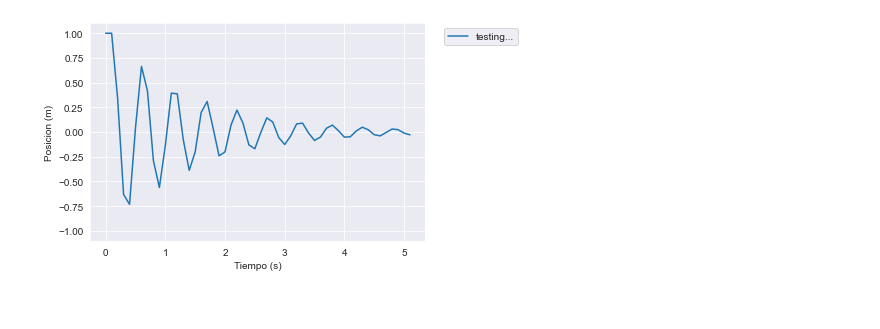
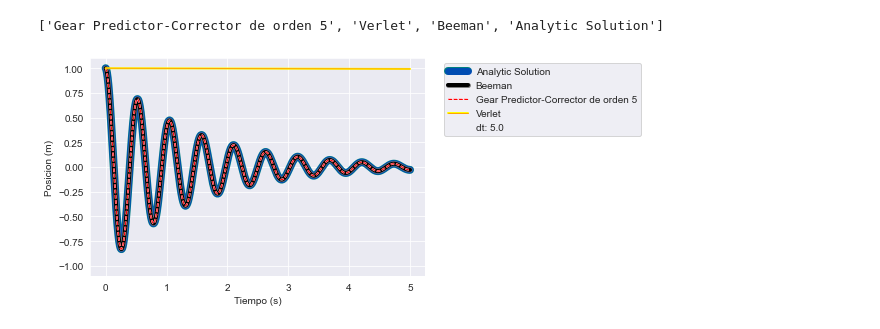
Before and after one commit to mricarte-i/2023Q2G01, a Jupyter notebook: TP4/plotters/oscillator.ipynb, the cells around one changed output. Saved outputs shown, nothing was run; the diff lists cells and outputs as text; code cells hidden in the pictures.

```diff
--- a/TP4/plotters/oscillator.ipynb
+++ b/TP4/plotters/oscillator.ipynb
@@ -6 +1,20 @@ file_path = "../analytic-1.0.txt"
+# %%
+import matplotlib.pyplot as plt
+import matplotlib.patheffects as pe
+import seaborn as sns
+
+save_to="./ej1.png"
+dt="5.0"
+file_paths = [
+  "../gear5-" + dt +".txt",
+  "../verlet-" + dt +".txt",
+  "../beeman-" + dt +".txt",
+  "../analytic-" + dt +".txt"
+]
+labels = [
+  "Gear Predictor-Corrector de orden 5",
+  "Verlet",
+  "Beeman",
+  "Analytic Solution"
+]
 # %%
@@ -28,13 +45,42 @@ r, t = zip(*data)
-# %%
-sns.set_style("darkgrid")
-plt.tight_layout()
-plt.plot(r, t, label=f'testing...')
-
-plt.ylim((-1.1, 1.1))
-
-plt.xlabel('Tiempo (s)')
-plt.ylabel('Posicion (m)')
-plt.legend(bbox_to_anchor=(1.04, 1), loc="upper left")
-plt.show()
-# %% [output]
-[figure, removed]
+# %%
+sns.set_style("darkgrid")
+plt.tight_layout()
+#plt.savefig()
+
+analytic = get_data(file_paths[3])
+r,t=zip(*analytic)
+plt.plot(r,t,label=labels[3], linewidth=7, alpha=0.4, color='blue', path_effects=[pe.Stroke(linewidth=8, foreground='teal'), pe.Normal()])
+
+beeman = get_data(file_paths[2])
+r,t = zip(*beeman)
+plt.plot(r,t,label=labels[2], linewidth=4, color='black',
+         path_effects=[pe.Stroke(linewidth=5, foreground='grey'), pe.Normal()])
+
+gear5 = get_data(file_paths[0])
+r,t = zip(*gear5)
+plt.plot(r, t, label=labels[0], linewidth=1, color='red', linestyle='dashed',path_effects=[pe.Stroke(linewidth=2, foreground='pink'), pe.Normal()])
+
+verlet = get_data(file_paths[1])
+r,t = zip(*verlet)
+plt.plot(r,t, label=labels[1], linewidth=1, color='orange',
+         path_effects=[pe.Stroke(linewidth=2, foreground='yellow'), pe.Normal()])
+
+
+
+print(labels)
+
+
+
+#plt.plot(r, t, label=f'testing...')
+
+plt.ylim((-1.1, 1.1))
+
+plt.xlabel('Tiempo (s)')
+plt.ylabel('Posicion (m)')
+plt.plot([], [], '', label=f"dt: " + dt, alpha= 0)
+plt.legend(bbox_to_anchor=(1.04, 1), loc="upper left")
+#plt.show()
+plt.savefig(save_to, bbox_inches='tight', dpi=1200)
+# %% [output]
+['Gear Predictor-Corrector de orden 5', 'Verlet', 'Beeman', 'Analytic Solution']
+[figure, added]
```
Also changed, not shown: parts of 2 cells of this notebook, 1 other file.
